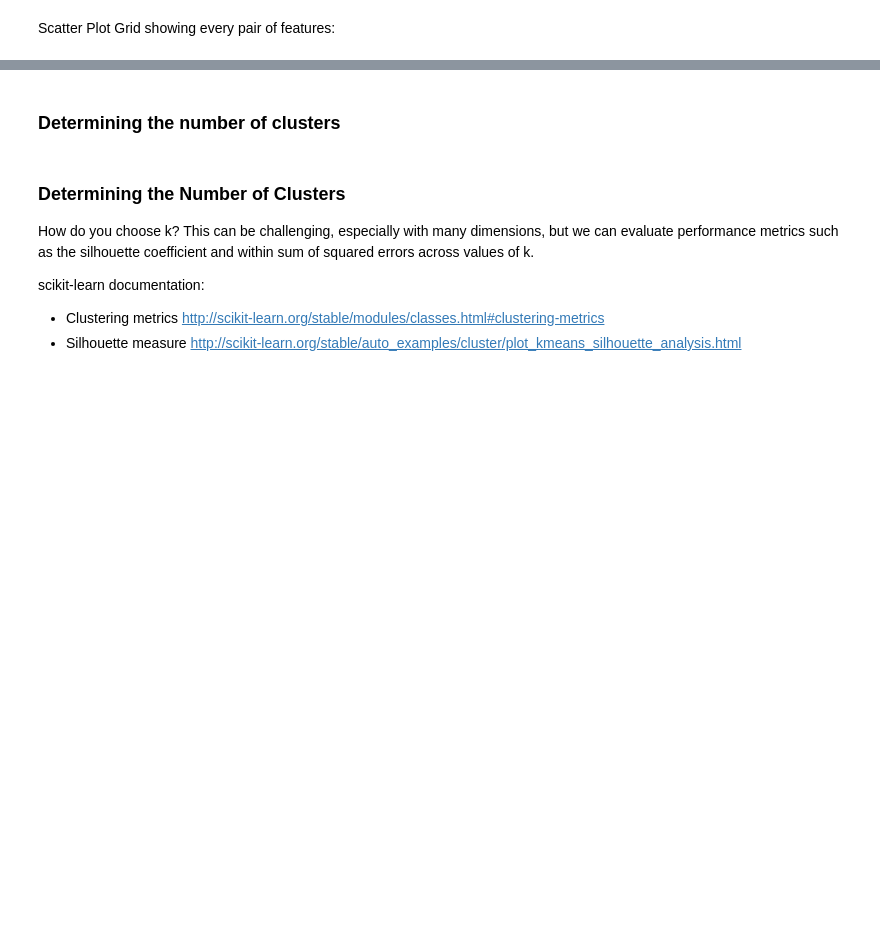
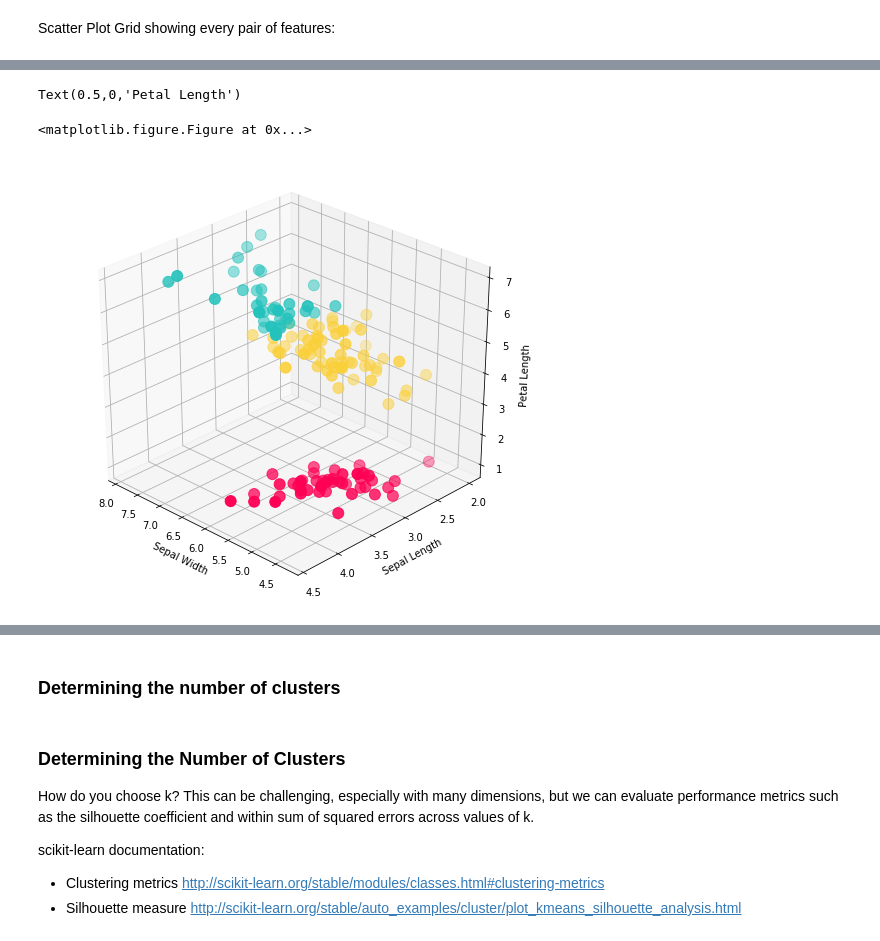
Before and after one commit to jonworkman88/dat11syd, a Jupyter notebook: lessons/lesson-08/lab/Lab 8 - Clustering.ipynb, the cells around one changed output, grey strips where cells are left out. Cells and saved outputs as stored; diff of their text form; code cells hidden in the pictures; blank space fills up the shorter version.

```diff
--- a/lessons/lesson-08/lab/Lab 8 - Clustering.ipynb
+++ b/lessons/lesson-08/lab/Lab 8 - Clustering.ipynb
@@ -96,13 +117,17 @@ ax.set_zlabel('Petal Length')
 # %%
-irisdatalabelled = pd.read_csv('iris.csv')
+irisdatalabelled = pd.read_csv('~/dat11syd/data/iris.csv')
 irisdatalabelled = irisdatalabelled.iloc[:,1:]
 irisdatalabelled
 plt.suptitle('3d plot', fontsize=15)
 ax = Axes3D(plt.figure(figsize=(7, 6)), rect=[.01, 0, 0.95, 1], elev=30, azim=134)
 ax.scatter(irisx[:,0], irisx[:,1], irisx[:,2], c = colors[y_kmeans], s=120)
 ax.set_xlabel('Sepal Width')
 ax.set_ylabel('Sepal Length')
 ax.set_zlabel('Petal Length')
+# %% [output]
+Text(0.5,0,'Petal Length')
+<matplotlib.figure.Figure at 0x...>
+[figure, added]
 # %%
 from pandas.plotting import parallel_coordinates
 
```
Also changed, not shown: parts of 28 cells of this notebook, 3 other files.
